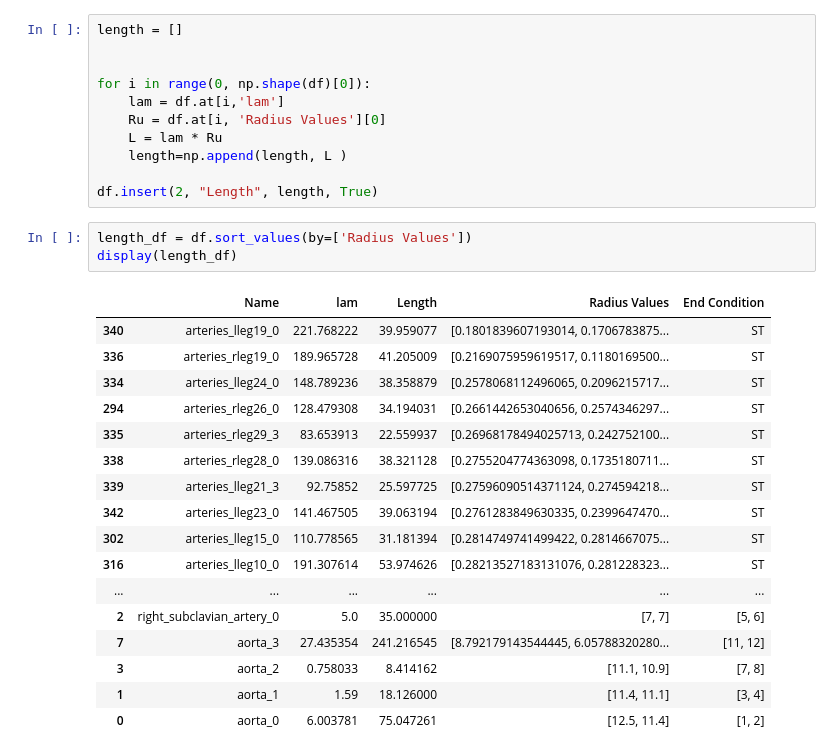
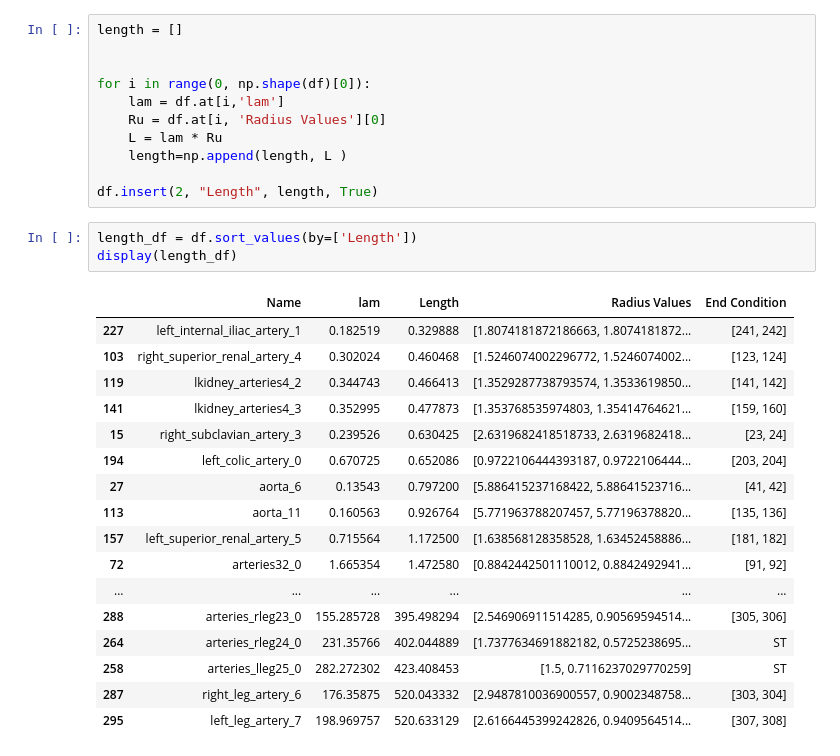
Before and after one commit to CNorthwayMedPhys/Full-Body-Flow-Model-Project, a Jupyter notebook: _Data Frame Reader.ipynb, the cells around one changed output. Drawn from its saved outputs; the diff is of its cells as text.

```diff
--- a/_Data Frame Reader.ipynb
+++ b/_Data Frame Reader.ipynb
@@ -45,23 +45,23 @@ for i in range(0, np.shape(df)[0]):
 
 df.insert(2, "Length", length, True)
 # %%
-length_df = df.sort_values(by=['Radius Values'])
+length_df = df.sort_values(by=['Length'])
 display(length_df)
 # %% [output]
 |  | Name | lam | Length | Radius Values | End Condition |
-| 340 | arteries_lleg19_0 | 221.768222 | 39.959077 | [0.1801839607193014, 0.1706783875... | ST |
-| 336 | arteries_rleg19_0 | 189.965728 | 41.205009 | [0.2169075959619517, 0.1180169500... | ST |
-| 334 | arteries_lleg24_0 | 148.789236 | 38.358879 | [0.2578068112496065, 0.2096215717... | ST |
-| 294 | arteries_rleg26_0 | 128.479308 | 34.194031 | [0.2661442653040656, 0.2574346297... | ST |
-| 335 | arteries_rleg29_3 | 83.653913 | 22.559937 | [0.26968178494025713, 0.242752100... | ST |
-| 338 | arteries_rleg28_0 | 139.086316 | 38.321128 | [0.2755204774363098, 0.1735180711... | ST |
-| 339 | arteries_lleg21_3 | 92.75852 | 25.597725 | [0.27596090514371124, 0.274594218... | ST |
-| 342 | arteries_lleg23_0 | 141.467505 | 39.063194 | [0.2761283849630335, 0.2399647470... | ST |
-| 302 | arteries_lleg15_0 | 110.778565 | 31.181394 | [0.2814749741499422, 0.2814667075... | ST |
-| 316 | arteries_lleg10_0 | 191.307614 | 53.974626 | [0.28213527183131076, 0.281228323... | ST |
+| 227 | left_internal_iliac_artery_1 | 0.182519 | 0.329888 | [1.8074181872186663, 1.8074181872... | [241, 242] |
+| 103 | right_superior_renal_artery_4 | 0.302024 | 0.460468 | [1.5246074002296772, 1.5246074002... | [123, 124] |
+| 119 | lkidney_arteries4_2 | 0.344743 | 0.466413 | [1.3529287738793574, 1.3533619850... | [141, 142] |
+| 141 | lkidney_arteries4_3 | 0.352995 | 0.477873 | [1.353768535974803, 1.35414764621... | [159, 160] |
+| 15 | right_subclavian_artery_3 | 0.239526 | 0.630425 | [2.6319682418518733, 2.6319682418... | [23, 24] |
+| 194 | left_colic_artery_0 | 0.670725 | 0.652086 | [0.9722106444393187, 0.9722106444... | [203, 204] |
+| 27 | aorta_6 | 0.13543 | 0.797200 | [5.886415237168422, 5.88641523716... | [41, 42] |
+| 113 | aorta_11 | 0.160563 | 0.926764 | [5.771963788207457, 5.77196378820... | [135, 136] |
+| 157 | left_superior_renal_artery_5 | 0.715564 | 1.172500 | [1.638568128358528, 1.63452458886... | [181, 182] |
+| 72 | arteries32_0 | 1.665354 | 1.472580 | [0.8842442501110012, 0.8842492941... | [91, 92] |
 | ... | ... | ... | ... | ... | ... |
-| 2 | right_subclavian_artery_0 | 5.0 | 35.000000 | [7, 7] | [5, 6] |
-| 7 | aorta_3 | 27.435354 | 241.216545 | [8.792179143544445, 6.05788320280... | [11, 12] |
-| 3 | aorta_2 | 0.758033 | 8.414162 | [11.1, 10.9] | [7, 8] |
-| 1 | aorta_1 | 1.59 | 18.126000 | [11.4, 11.1] | [3, 4] |
-| 0 | aorta_0 | 6.003781 | 75.047261 | [12.5, 11.4] | [1, 2] |
+| 288 | arteries_rleg23_0 | 155.285728 | 395.498294 | [2.546906911514285, 0.90569594514... | [305, 306] |
+| 264 | arteries_rleg24_0 | 231.35766 | 402.044889 | [1.7377634691882182, 0.5725238695... | ST |
+| 258 | arteries_lleg25_0 | 282.272302 | 423.408453 | [1.5, 0.7116237029770259] | ST |
+| 287 | right_leg_artery_6 | 176.35875 | 520.043332 | [2.9487810036900557, 0.9002348758... | [303, 304] |
+| 295 | left_leg_artery_7 | 198.969757 | 520.633129 | [2.6166445399242826, 0.9409564514... | [307, 308] |
```
Also changed, not shown: 7 other files.
